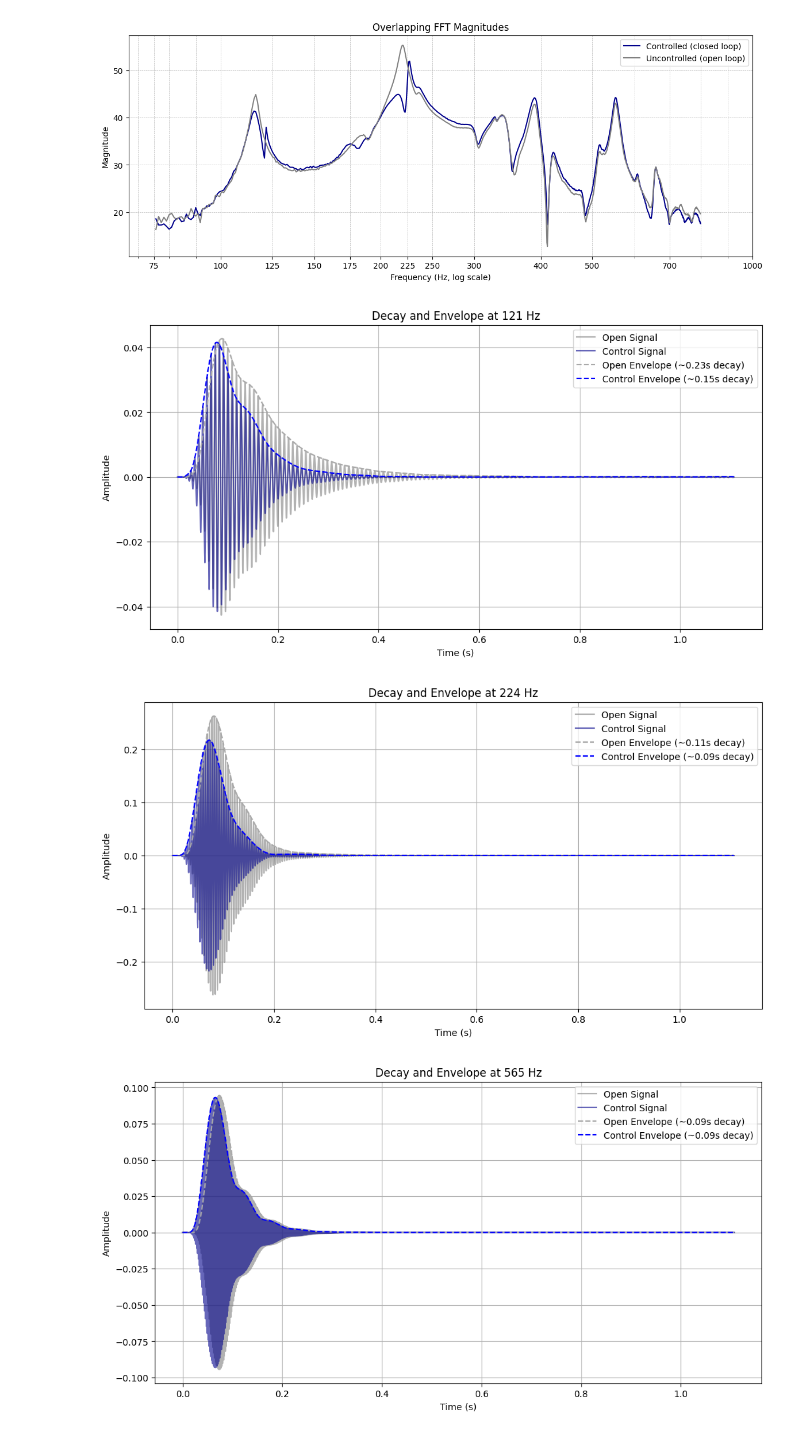
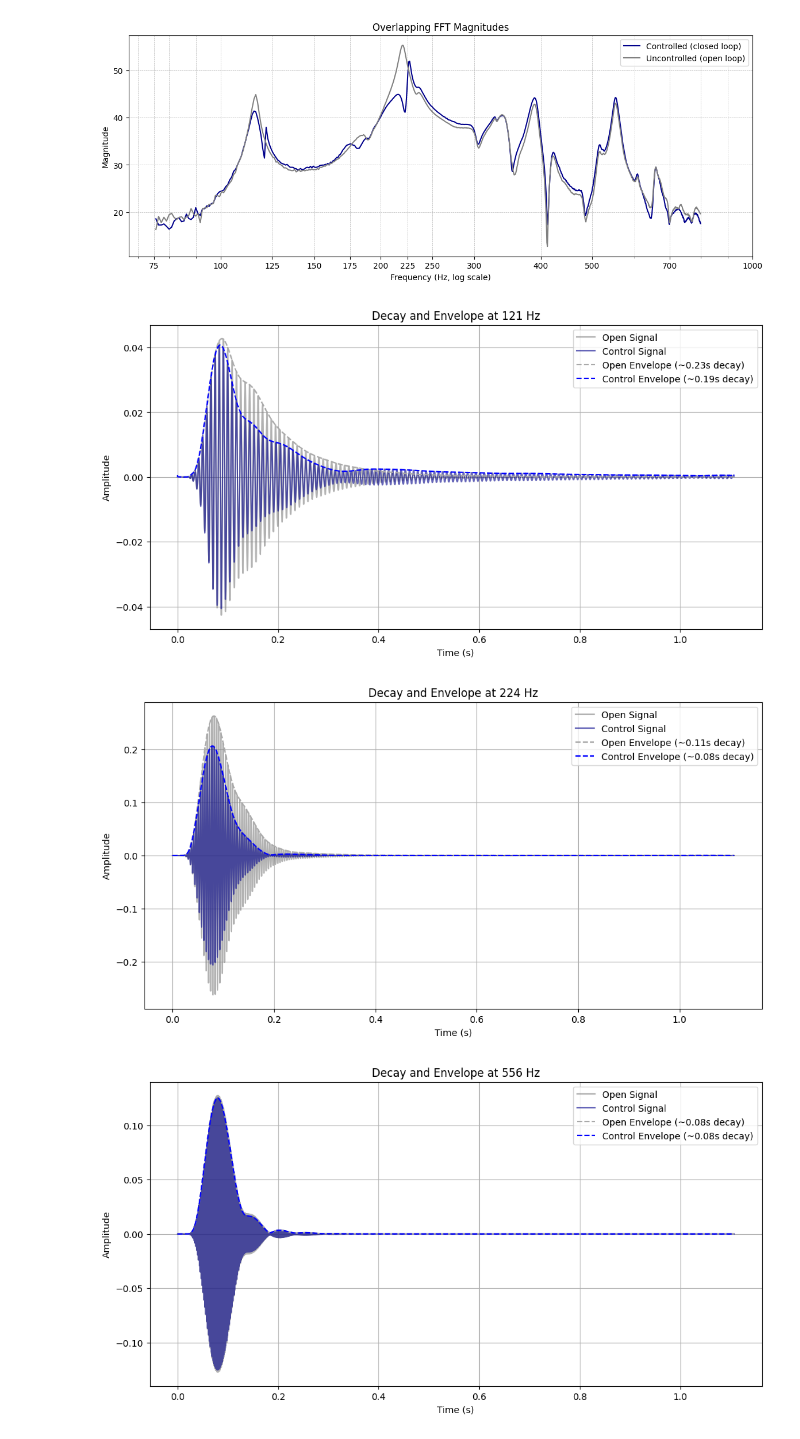
Before and after one commit to moewe-audio/master-thesis-project, a Jupyter notebook: measurements/IR_utility_scripts.ipynb, the cells around one changed output. Drawn from its saved outputs; the diff is of its cells as text; code cells hidden in the pictures.

Commit message:
Plot magnitude responses and decay times

```diff
--- a/measurements/IR_utility_scripts.ipynb
+++ b/measurements/IR_utility_scripts.ipynb
@@ -205,14 +205,27 @@ plt.show()
 # %%
 import numpy as np
 import librosa
-
+import scipy.signal
+import matplotlib.pyplot as plt
 
 def normalize_audio(audio):
     if np.max(np.abs(audio)) > 0:
         return audio / np.max(np.abs(audio))
     return audio
 
+def align_signals(sig1, sig2):
+    """Aligns sig2 to sig1 based on cross-correlation."""
+    correlation = scipy.signal.correlate(sig1, sig2, mode='full')
+    lag = np.argmax(correlation) - len(sig2) + 1
 
+    if lag > 0:
+        aligned_sig2 = np.pad(sig2, (lag, 0), mode='constant')[:len(sig1)]
+    else:
+        aligned_sig2 = sig2[-lag:]  # Shift left
+        if len(aligned_sig2) < len(sig1):
+            aligned_sig2 = np.pad(aligned_sig2, (0, len(sig1) - len(aligned_sig2)), mode='constant')
+
+    return aligned_sig2
 
 def plot_decay_and_envelope(y_open, y_control, sr, resonance_freqs, bandwidth=10):
     time = np.arange(len(y_open)) / sr  # Time axis for the signals
@@ -242,35 +255,36 @@ def plot_decay_and_envelope(y_open, y_control, sr, resonance_freqs, bandwidth=10
 
         plt.figure(figsize=(12, 6))
         plt.plot(time, filtered_open, label=f'Open Signal', alpha=0.6, color='gray')
         plt.plot(time, filtered_control, label=f'Control Signal', alpha=0.6, color='darkblue')
         plt.plot(time, envelope_open, label=f'Open Envelope (~{decay_time_open}s decay)', linestyle='--', color='darkgray')
         plt.plot(time, envelope_control, label=f'Control Envelope (~{decay_time_control}s decay)', linestyle='--', color='blue')
         plt.title(f"Decay and Envelope at {freq} Hz")
         plt.xlabel("Time (s)")
         plt.ylabel("Amplitude")
         plt.legend()
         plt.grid(True)
         plt.show()
 
 open_file = 'bpf_ctrl/audio/bpf_ctrl_off_1.wav'
-control_file = 'bpf_ctrl/audio/bpf_ctrl_0;-3;0_2.wav'
-resonance_freqs = [121, 224, 565]
+control_file = 'bpf_ctrl/audio/bpf_ctrl_1;-1.5;-1.5_3.wav'
+resonance_freqs = [121, 224, 556]
 
 y_open, sr_open = librosa.load(open_file, sr=None)
 y_control, sr_control = librosa.load(control_file, sr=None)
 assert sr_open == sr_control, "Sampling rates of the two files must be the same."
 
 max_length = max(len(y_open), len(y_control))
 y_open = np.pad(y_open, (0, max_length - len(y_open)), mode='constant')
 y_control = np.pad(y_control, (0, max_length - len(y_control)), mode='constant')
+y_control = align_signals(y_open, y_control)
 
 y_open = normalize_audio(y_open)
 y_control = normalize_audio(y_control)
 
 
 # Plot decay times
 plot_decay_and_envelope(y_open, y_control, sr_open, resonance_freqs)
 # %% [output]
-[figure, old version]
+[figure, new version]
-[figure, old version]
+[figure, new version]
-[figure, old version]
+[figure, new version]
```
Also changed, not shown: 5 other files.
